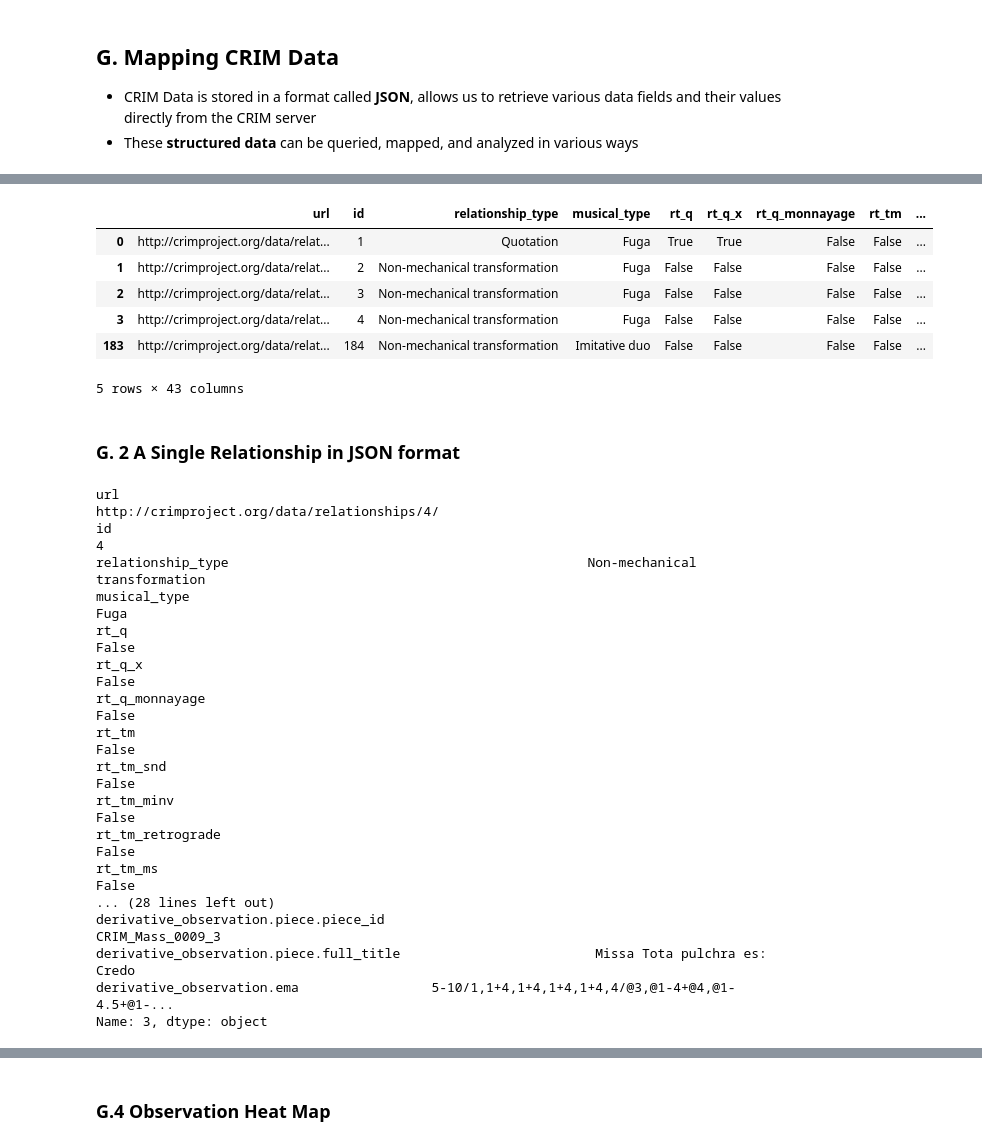
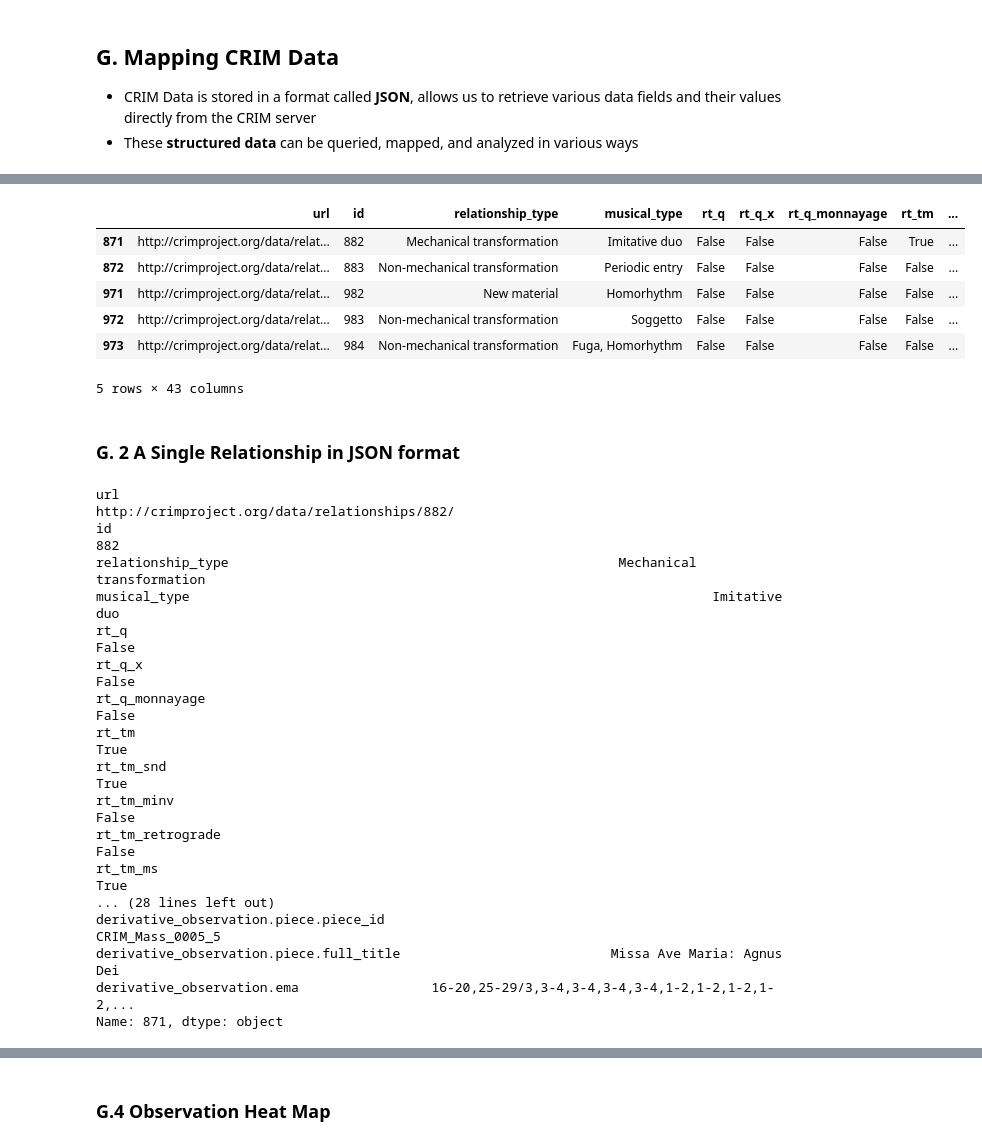
Before and after one commit to nalves599/CRIM_Public_Notebooks, a Jupyter notebook: CRIM_LIsbon_1.ipynb, the cells around one changed output, grey strips where cells are left out. Cells and saved outputs as stored; diff of their text form; code cells hidden in the pictures.

```diff
--- a/CRIM_LIsbon_1.ipynb
+++ b/CRIM_LIsbon_1.ipynb
@@ -416,4 +453,5 @@ data_relationships = requests.get('http://crimproject.org/data/relationships/').
 #df = pd.DataFrame(data)
 df_relationships = pd.json_normalize(data_relationships)
 files = df_relationships['model_observation.piece.piece_id'].unique()
-df_relationships_0011 = df_relationships[df_relationships['model_observation.piece.piece_id'] == files[0]].copy()
+# files = df_relationships['derivative_observation.piece.piece_id'].unique()
+df_relationships_0008 = df_relationships[df_relationships['model_observation.piece.piece_id'] == files[15]].copy()
@@ -420,34 +472,34 @@ df_relationships_0011 = df_relationships[df_relationships['model_observation.pie
 # %%
-df_relationships_0011.head()
+df_relationships_0008.head()
 # %% [output]
 |  | url | id | relationship_type | musical_type | rt_q | rt_q_x | rt_q_monnayage | rt_tm | ... |
-| 0 | http://crimproject.org/data/relat... | 1 | Quotation | Fuga | True | True | False | False | ... |
-| 1 | http://crimproject.org/data/relat... | 2 | Non-mechanical transformation | Fuga | False | False | False | False | ... |
-| 2 | http://crimproject.org/data/relat... | 3 | Non-mechanical transformation | Fuga | False | False | False | False | ... |
-| 3 | http://crimproject.org/data/relat... | 4 | Non-mechanical transformation | Fuga | False | False | False | False | ... |
-| 183 | http://crimproject.org/data/relat... | 184 | Non-mechanical transformation | Imitative duo | False | False | False | False | ... |
+| 871 | http://crimproject.org/data/relat... | 882 | Mechanical transformation | Imitative duo | False | False | False | True | ... |
+| 872 | http://crimproject.org/data/relat... | 883 | Non-mechanical transformation | Periodic entry | False | False | False | False | ... |
+| 971 | http://crimproject.org/data/relat... | 982 | New material | Homorhythm | False | False | False | False | ... |
+| 972 | http://crimproject.org/data/relat... | 983 | Non-mechanical transformation | Soggetto | False | False | False | False | ... |
+| 973 | http://crimproject.org/data/relat... | 984 | Non-mechanical transformation | Fuga, Homorhythm | False | False | False | False | ... |
 5 rows × 43 columns
 # %% [markdown]
 ###  G. 2 A Single Relationship in JSON format
 # %%
-df_relationships.iloc[3, :]
+df_relationships_0008.iloc[0, :]
 # %% [output]
-url                                             http://crimproject.org/data/relationships/4/
-id                                                                                         4
-relationship_type                                              Non-mechanical transformation
-musical_type                                                                            Fuga
+url                                           http://crimproject.org/data/relationships/882/
+id                                                                                       882
+relationship_type                                                  Mechanical transformation
+musical_type                                                                   Imitative duo
 rt_q                                                                                   False
 rt_q_x                                                                                 False
 rt_q_monnayage                                                                         False
-rt_tm                                                                                  False
-rt_tm_snd                                                                              False
+rt_tm                                                                                   True
+rt_tm_snd                                                                               True
 rt_tm_minv                                                                             False
 rt_tm_retrograde                                                                       False
-rt_tm_ms                                                                               False
+rt_tm_ms                                                                                True
 ... (28 lines left out)
-derivative_observation.piece.piece_id                                       CRIM_Mass_0009_3
-derivative_observation.piece.full_title                         Missa Tota pulchra es: Credo
-derivative_observation.ema                 5-10/1,1+4,1+4,1+4,1+4,4/@3,@1-4+@4,@1-4.5+@1-...
-Name: 3, dtype: object
+derivative_observation.piece.piece_id                                       CRIM_Mass_0005_5
+derivative_observation.piece.full_title                           Missa Ave Maria: Agnus Dei
+derivative_observation.ema                 16-20,25-29/3,3-4,3-4,3-4,3-4,1-2,1-2,1-2,1-2,...
+Name: 871, dtype: object
 # %% [markdown]
 ### G.3 Relationship HeatMap
```
Also changed, not shown: parts of 52 cells of this notebook, 4 other files.
